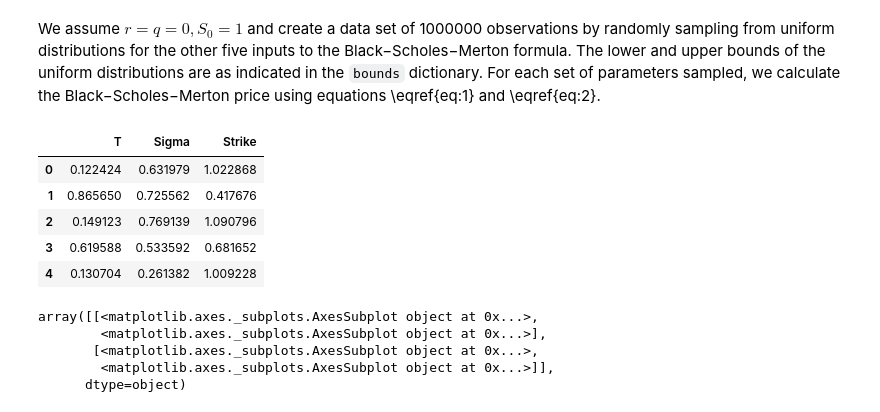
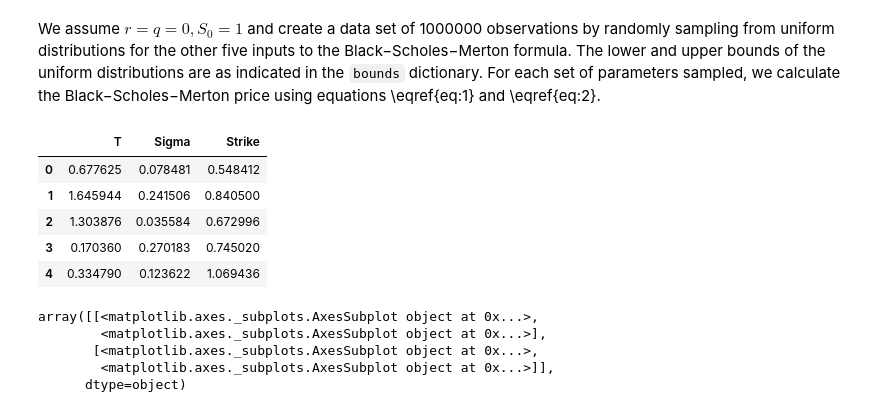
Before and after one commit to polyhedron-gdl/advanced-machine-learning-for-finance, a Jupyter notebook: 2022/1-notebooks/chapter-2-1.ipynb, the cells around one changed output. Cells and saved outputs as stored; diff of their text form; code cells hidden in the pictures.

```diff
--- a/2022/1-notebooks/chapter-2-1.ipynb
+++ b/2022/1-notebooks/chapter-2-1.ipynb
@@ -280,35 +290,35 @@ We assume $r = q = 0, S_0 = 1$ and create a data set of 1000000 observations by
 # %%
 # For the neural network calculating the vanilla option prices in the Black Scholes model,
 # the features used are the time to maturity T, the moneyness (simply defined as 'Strike')
 # and the asset volatility sigma.
 #
 # Lower and upper boundaries for each parameter
 #
 bounds = {  "T"     : [1./12., 2.00]
           , "Sigma" : [ .01  ,  .80]
           , "Strike": [ .4   , 1.20]
          }
 #
 # Number of Observations
 #
 NUM = 100000
 #
 # Random number generator
 #
 seed = 42
-rand = np.random.RandomState(seed)
+rand = np.random.RandomState()
 #
 # Latin Hypercube Sampling
 #
 xDF = lhs_sampling(rand, NUM, bounds=bounds)
 xDF.head()
 # %% [output]
 |  | T | Sigma | Strike |
-| 0 | 0.122424 | 0.631979 | 1.022868 |
-| 1 | 0.865650 | 0.725562 | 0.417676 |
-| 2 | 0.149123 | 0.769139 | 1.090796 |
-| 3 | 0.619588 | 0.533592 | 0.681652 |
-| 4 | 0.130704 | 0.261382 | 1.009228 |
+| 0 | 0.677625 | 0.078481 | 0.548412 |
+| 1 | 1.645944 | 0.241506 | 0.840500 |
+| 2 | 1.303876 | 0.035584 | 0.672996 |
+| 3 | 0.170360 | 0.270183 | 0.745020 |
+| 4 | 0.334790 | 0.123622 | 1.069436 |
 # %%
 xDF.hist(bins=100)
 # %% [output]
```
Also changed, not shown: parts of 13 cells of this notebook, 42 other files.
